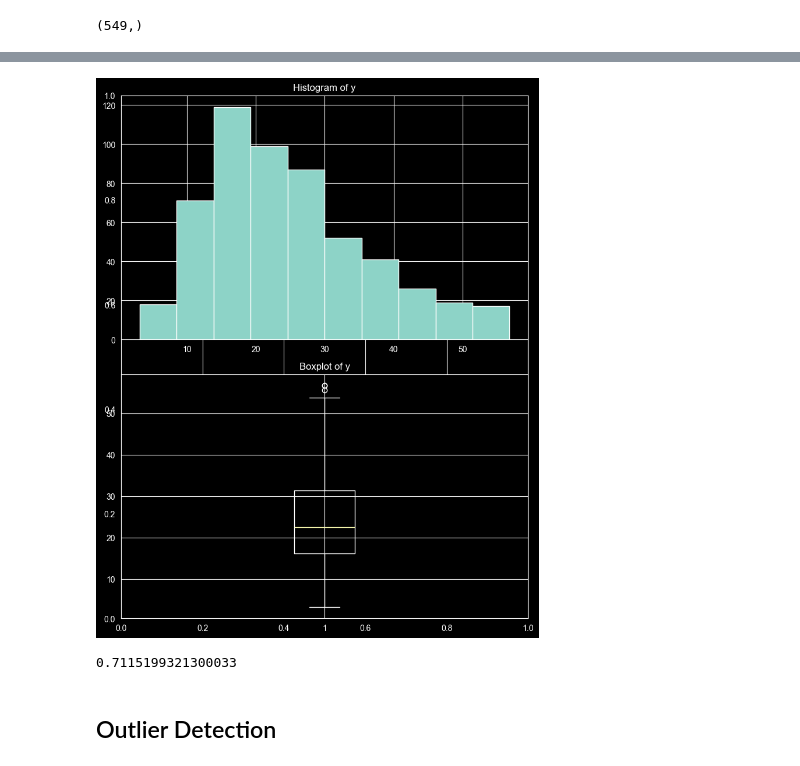
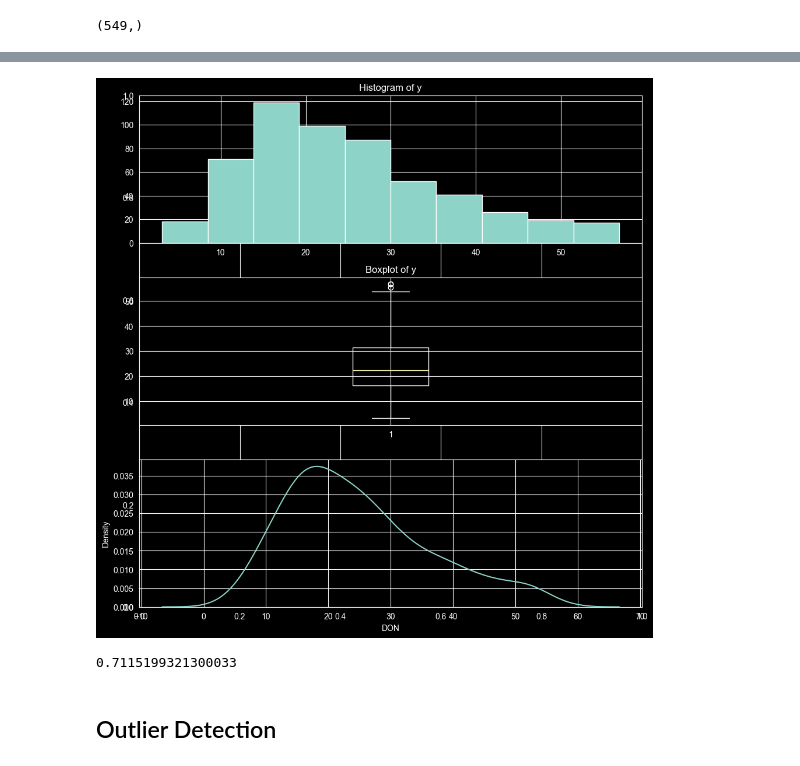
Before and after one commit to HochenM/GeneCompass, a Jupyter notebook: notebooks/02_EDA.ipynb, the cells around one changed output, grey strips where cells are left out. Saved outputs shown, nothing was run; the diff lists cells and outputs as text; code cells hidden in the pictures.

```diff
--- a/notebooks/02_EDA.ipynb
+++ b/notebooks/02_EDA.ipynb
@@ -49,18 +68,22 @@ y.shape
 # %%
-plt.subplots(figsize=(8,10))
-plt.subplot(2,1,1)
+plt.subplots(figsize=(10,10))
+plt.subplot(3,1,1)
 plt.hist(y,bins=10)
 plt.title('Histogram of y')
 
-plt.subplot(2,1,2)
+plt.subplot(3,1,2)
 plt.boxplot(y)
 plt.title('Boxplot of y')
+
+plt.subplot(3,1,3)
+sns.kdeplot(y)
+
 
 plt.tight_layout()
 plt.show()
 print(y.skew())
 # %% [output]
-[figure, old version]
+[figure, new version]
 0.7115199321300033
 # %%
 #0.7115199321300033
```
Also changed, not shown: parts of 15 cells of this notebook, 3 other files.
